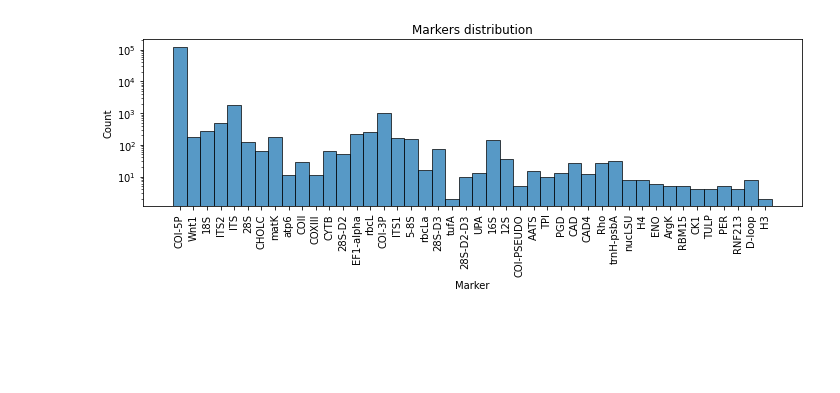
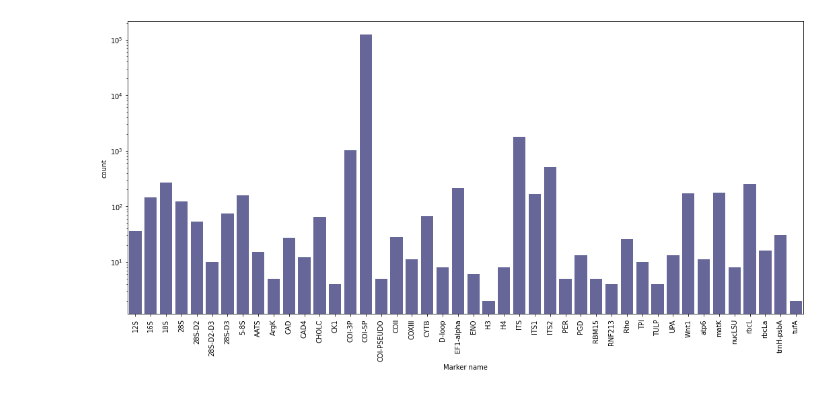
Before and after one commit to bge-barcoding/ibol-europe-gaplist-app, a Jupyter notebook: jupyter_scripts/report.ipynb, the cells around one changed output. Cells and saved outputs as stored; diff of their text form; code cells hidden in the pictures; blank space fills up the shorter version.

Commit message:
update Jupyter notebook plots

```diff
--- a/jupyter_scripts/report.ipynb
+++ b/jupyter_scripts/report.ipynb
@@ -19,30 +19,18 @@ engine = create_engine('sqlite:////home/jovyan/work/data/sqlite/arise-barcode-me
 Session = sessionmaker(engine)
 session = Session()
 # %%
-nsr_barcodes = session.query(Barcode).all()
-data = [el.marker.marker_name for el in nsr_barcodes]
-df = pd.DataFrame(data, columns=['mn'])
+# with relationship()
+# nsr_barcodes = session.query(Barcode).all()
+# data = [el.marker.marker_name for el in nsr_barcodes]
 
-# stmt = select(Barcode).limit(100)
-# results = session.execute(stmt)
-
-# for el in results:
-#     print(el)
-#     print(el.barcode_id, el.marker.marker_name)
-
-# df = pd.read_sql(stmt, session.bind)
-# print(df)
-# print('end')
+# without?
+markers = session.query(Barcode.marker_id, Marker.marker_name).join(Marker).all()
+data = [el[1] for el in markers]
+df = pd.DataFrame(data, columns=['Marker name']).sort_values(by=['Marker name'])
+fig, ax = plt.subplots(figsize=(18,8))
+sb.countplot(data=df, x='Marker name', ax=ax, color='b', saturation=0.2)
+ax.set_yscale('log')
+ax.tick_params(axis="x", rotation=90)
+# %% [output]
+[figure, added]
-# %%
-fig, ax = plt.subplots()
-sb.histplot(data=df['mn'], ax=ax, discrete=True)
-ax.set_title('Markers distribution')
-ax.tick_params(axis="x", rotation=90)
-ax.set_xlabel("Marker")
-ax.set_ylabel("Count")
-ax.set_yscale('log')
-plt.gcf().set_size_inches(max(len(df['mn'].unique()) / 5, 10), 4)
-fig.tight_layout()
-# %% [output]
-[figure, removed]
 # %%
```
Also changed, not shown: parts of 1 cell of this notebook.
